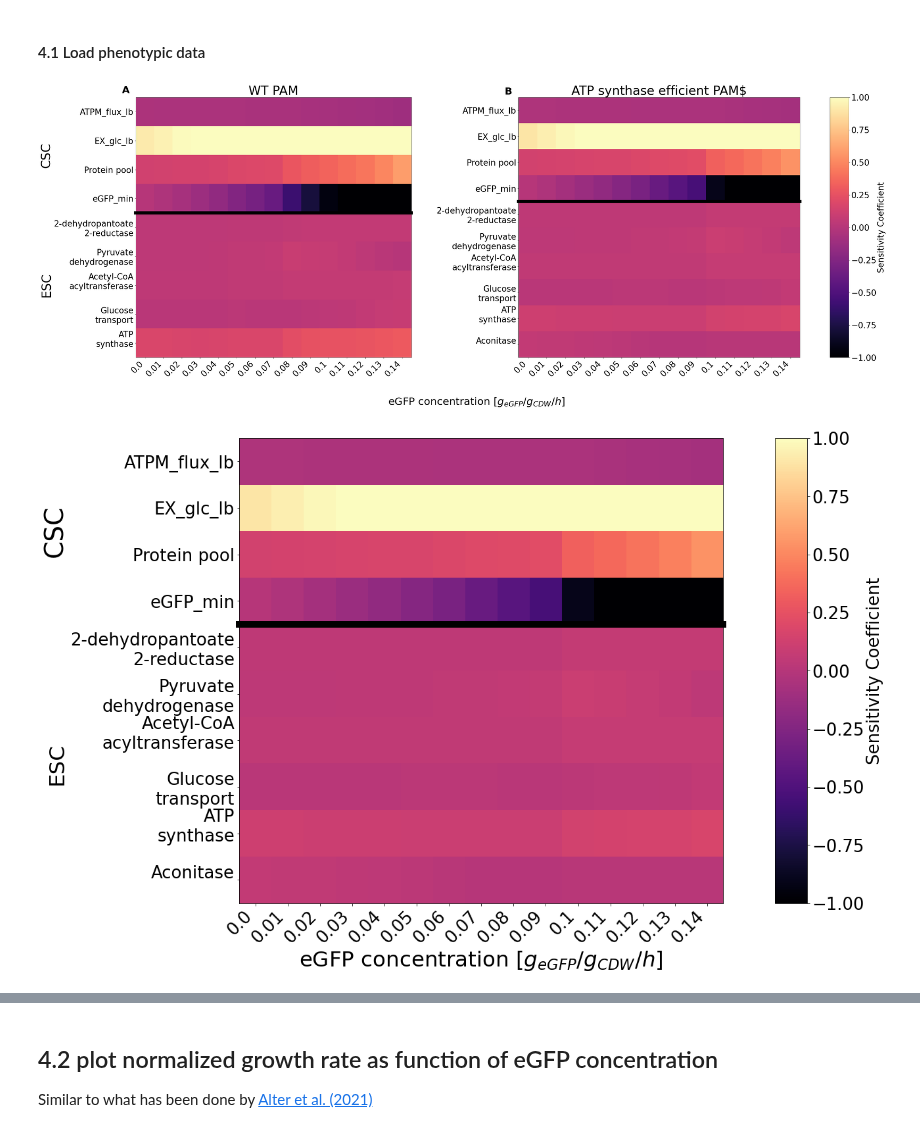
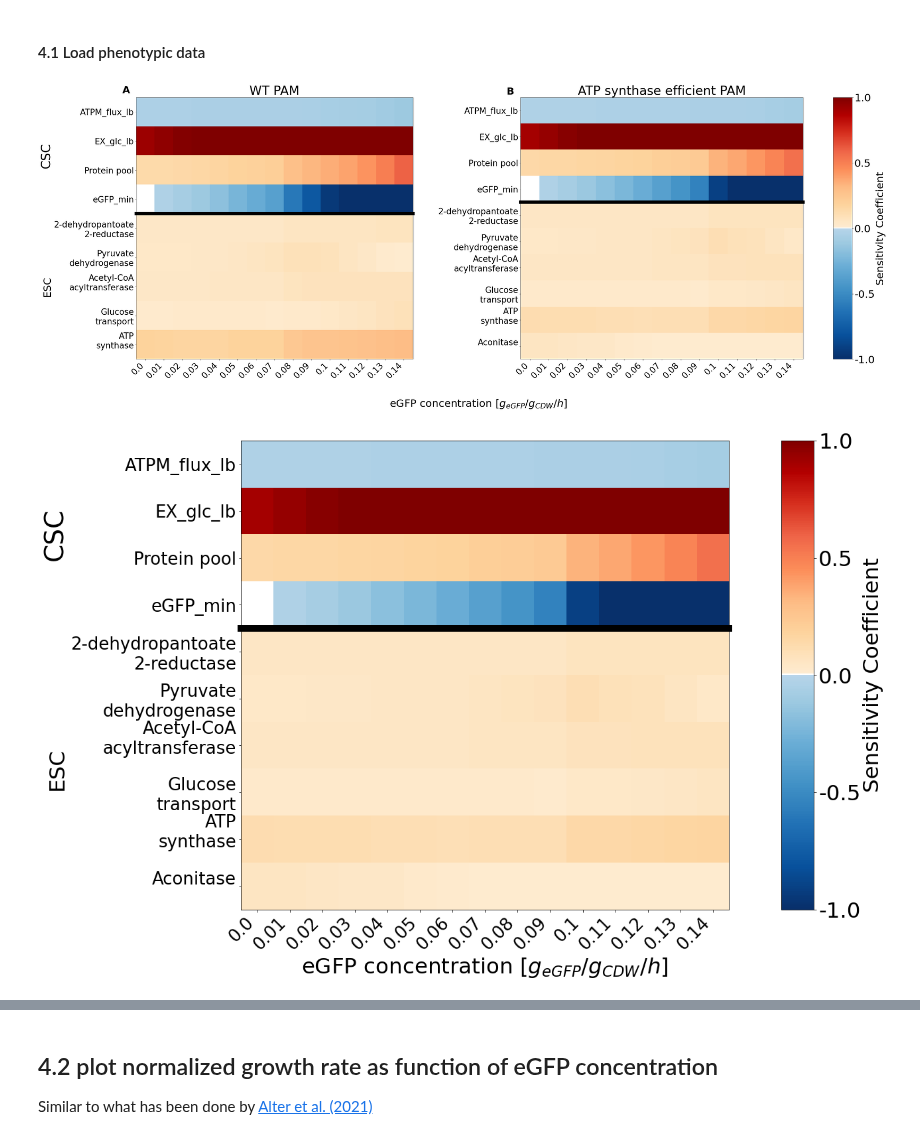
Before and after one commit to iAMB-RWTH-Aachen/PAModelpy, a Jupyter notebook: Figures/Figure3_sensitivities_protein-overproduction.ipynb, the cells around one changed output, grey strips where cells are left out. Drawn from its saved outputs; the diff is of its cells as text; code cells hidden in the pictures.

Commit message:
Updated figures for revised manuscript

```diff
--- a/Figures/Figure3_sensitivities_protein-overproduction.ipynb
+++ b/Figures/Figure3_sensitivities_protein-overproduction.ipynb
@@ -148,8 +150,22 @@ def parse_x_axis_heatmap(capacity_coeff, enzyme_coeff):
 # %%
 def make_heatmap_subfigure(results, csc_matrix, esc_matrix, x_csc, x_esc, yaxis, fig, grdspc, ylabels = True,
                            xlabels=False, cbar =True, title = None, fontsize = 16, vmin = -1.5, vmax = 1.5,
-                           annotate = None, phenotype_data = None,cmap = plt.cm.get_cmap('viridis')):
+                           annotate = None, phenotype_data = None,cmap = None):
     # fig = plt.figure()
+    if cmap is None:
+        # Create separate colormaps for positive and negative values and a color for zero
+        colors_neg = plt.cm.Blues(np.linspace(1, 0.3, 128))
+        colors_pos = plt.cm.OrRd(np.linspace(0.1,1, 128))#plt.cm.Reds(np.linspace(0, 0.5, 128))
+
+        colors_zero = np.array([[1,1,1, 1]])  # gray for zero
+
+        # Combine them into a single colormap
+        colors = np.vstack((colors_neg, colors_zero, colors_pos))
+        combined_cmap = mcolors.ListedColormap(colors, name='custom_cmap')
+
+        # Create a norm that handles the zero color properly
+        bounds = np.linspace(vmin, vmax, len(colors))
+        norm = mcolors.BoundaryNorm(bounds, combined_cmap.N)
 
     if cbar:
         gs = gridspec.GridSpecFromSubplotSpec(2, 2, width_ratios=[len(yaxis), 1],
@@ -170,7 +186,7 @@ def make_heatmap_subfigure(results, csc_matrix, esc_matrix, x_csc, x_esc, yaxis,
             va='top', ha='left', fontsize = fontsize+5, weight = 'bold')
 
     #CAC heatmap
-    im_csc = csc_ax.imshow(csc_matrix, aspect="auto", vmin = vmin, vmax =vmax,cmap = cmap)
+    im_csc = csc_ax.imshow(csc_matrix, aspect="auto", vmin = vmin, vmax =vmax,cmap = combined_cmap)
     if title is not None: csc_ax.set_title(title, fontsize = fontsize*1.5)
     csc_ax.set_yticks(np.arange(len(x_csc)), labels=x_csc, fontsize =fontsize)
     csc_ax.xaxis.set_visible(False)
@@ -184,7 +200,7 @@ def make_heatmap_subfigure(results, csc_matrix, esc_matrix, x_csc, x_esc, yaxis,
     csc_ax.spines[axis].set_zorder(0)
 
     #ESC heatmap
-    im_esc = esc_ax.imshow(esc_matrix, aspect="auto", vmin = vmin, vmax =vmax,cmap = cmap)
+    im_esc = esc_ax.imshow(esc_matrix, aspect="auto", vmin = vmin, vmax =vmax,cmap = combined_cmap)
     esc_ax.set_yticks(np.arange(len(x_esc)), labels=x_esc, fontsize =fontsize)
     esc_ax.set_xticks(np.arange(len(yaxis)),labels = yaxis, fontsize =fontsize, rotation=45, ha='right')
     if ylabels:
@@ -195,8 +211,8 @@ def make_heatmap_subfigure(results, csc_matrix, esc_matrix, x_csc, x_esc, yaxis,
     #colorbar
     if cbar:
         cbar_ax.xaxis.set_visible(False)
-        # cbar_ax.yaxis.set_visible(False)
-        make_scaled_colorbar(ax=cbar_ax, vmin=vmin, vmax=vmax, fig = fig, fontsize = fontsize,cmap = cmap)
+        make_scaled_colorbar(ax=cbar_ax, fig=fig, cmap=combined_cmap, norm=norm,
+                             vmin = vmin, vmax=vmax, fontsize=fontsize*1.25)
 
     return fig
 # %%
@@ -572,7 +594,7 @@ vmin =-1
 vmax=1
 width = 40
 height = 15
-cmap = 'magma'
+cmap = None
 
 # gridspec inside gridspec
 fig = plt.figure(layout = 'constrained')
@@ -584,36 +606,36 @@ gs_inc = gs0[7:]
 #adjust labels for better readibility
 x_csc_label_pam = adjust_heatmap_labels(x_csc_top5_pam)
 x_esc_label_pam = adjust_heatmap_labels(x_esc_top5_pam)
 
 
 fig_pam = make_heatmap_subfigure(results = results_pam, csc_matrix=csc_top5_pam, esc_matrix =esc_top5_pam,cbar =False,title = 'WT PAM',
                                    x_csc=x_csc_label_pam, x_esc=x_esc_label_pam, yaxis = eGFP_RANGE, fig = fig, grdspc = gs_pam,
-                                   annotate = 'A', vmin = vmin, vmax=vmax, fontsize = fontsize, cmap = cmap)
+                                   annotate = 'A', vmin = vmin, vmax=vmax, fontsize = fontsize)
 
 # adjust labels for better readibility
 x_csc_label_atp = adjust_heatmap_labels(x_csc_top5_atp)
 x_esc_label_atp = adjust_heatmap_labels(x_esc_top5_atp)
 
 
 fig_inc = make_heatmap_subfigure(results = results_atp, csc_matrix=csc_top5_atp, esc_matrix =esc_top5_atp, ylabels = False,
                                  title = 'ATP synthase efficient PAM', x_csc=x_csc_label_atp, x_esc=x_esc_label_atp, yaxis = eGFP_RANGE,
-                                 fig = fig, grdspc=gs_inc, annotate = 'B',  vmin = vmin, vmax=vmax, fontsize = fontsize, cmap = cmap)
+                                 fig = fig, grdspc=gs_inc, annotate = 'B',  vmin = vmin, vmax=vmax, fontsize = fontsize)
 
 #set common x axis title
 ax_xlabel = fig.add_subplot(gs0[0, :2])
 ax_xlabel.set_xticks([])
 ax_xlabel.set_yticks([])
 ax_xlabel.set_frame_on(False)
 ax_xlabel.set_xlabel('eGFP concentration [$g_{eGFP}/g_{CDW}/h$]', fontsize = fontsize*1.25)
 ax_xlabel.xaxis.set_label_coords(6, -.15)
 
 fig.set_figwidth(width)
 fig.set_figheight(height)
 fig.align_labels()
 
 fig.savefig('Figure3_sensitivities_protein-overproduction.png', dpi =200,bbox_inches='tight')
 # %% [output]
-[figure, old version]
+[figure, new version]
 # %%
 # 2 separate plots: 1 main text, 1 supplements
 fontsize = 26
@@ -621,7 +643,7 @@ vmin =-1
 vmax=1
 width = 20
 height = 13
-cmap = 'magma'
+cmap = None
 
 
 #supplemental figure (GECKO)
@@ -645,9 +667,9 @@ fig.set_figwidth(width)
 fig.set_figheight(height)
 fig.align_labels()
 
-fig.savefig('Figures/SuppFigure3_sensitivities_protein-overproduction_atp.png', dpi =200,bbox_inches='tight')
+fig.savefig('Figures/SuppFigure5_sensitivities_protein-overproduction_atp.png', dpi =200,bbox_inches='tight')
 # %% [output]
-[figure, old version]
+[figure, new version]
 # %%
 #supplemental figure: mutant strain
 fontsize = 26
```
Also changed, not shown: parts of 9 cells of this notebook, 19 other files.
